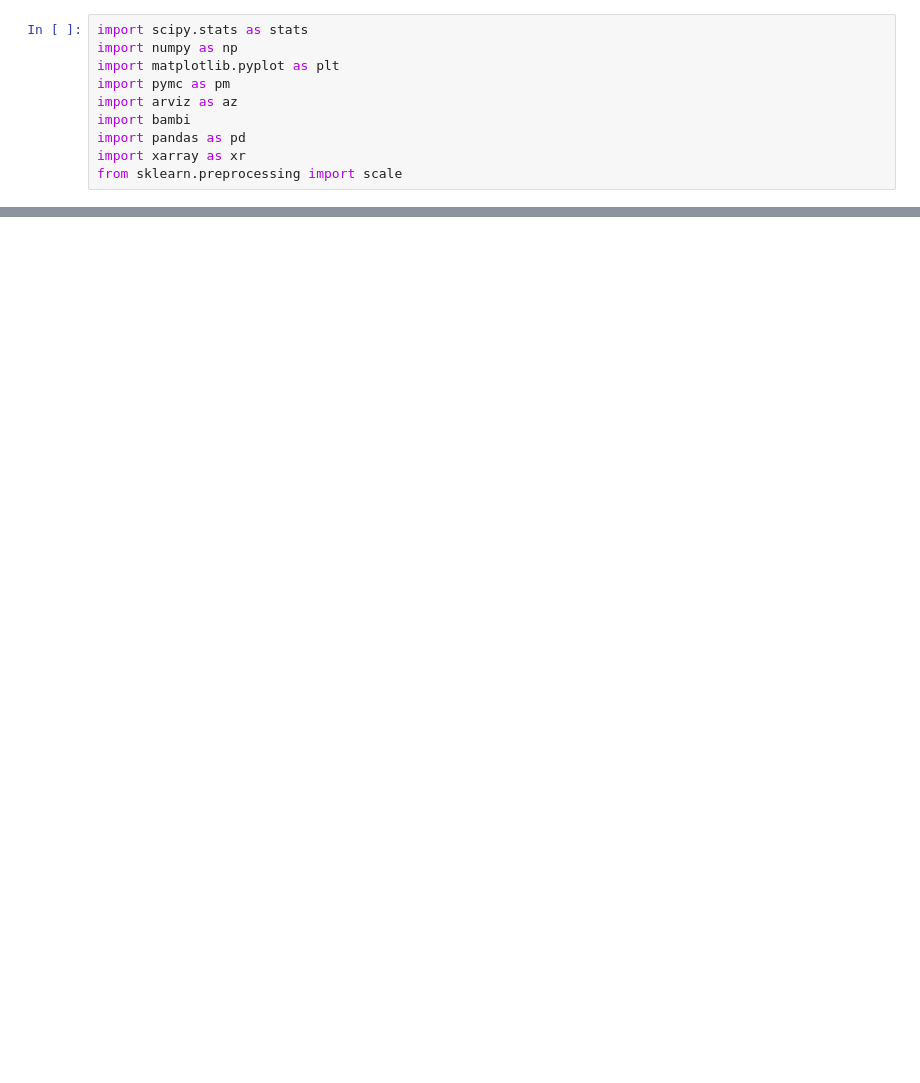
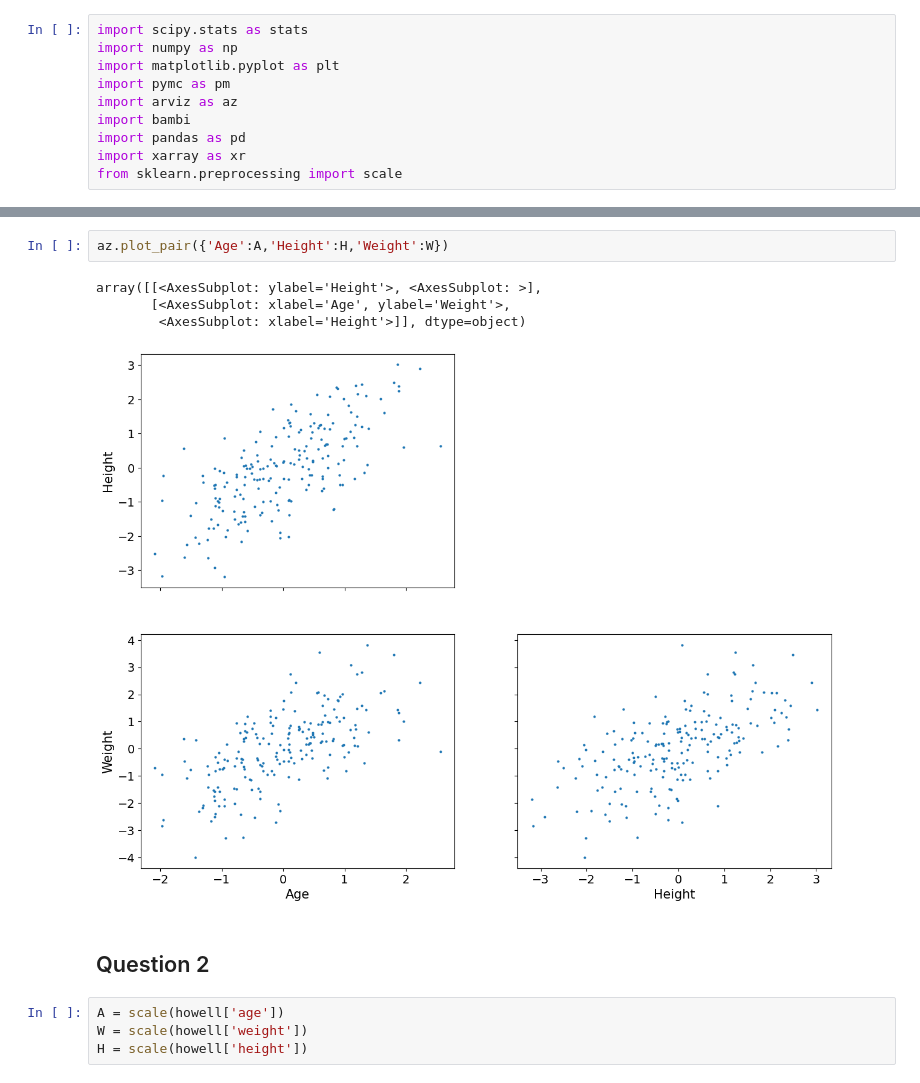
Before and after one commit to kpjmcg/Statistical-Rethinking-2023-Python-Notes, a Jupyter notebook: homework_week_2.ipynb, the cells around one changed output, grey strips where cells are left out. Saved outputs shown, nothing was run; the diff lists cells and outputs as text; blank space fills up the shorter version.

```diff
--- a/homework_week_2.ipynb
+++ b/homework_week_2.ipynb
@@ -50,0 +47,13 @@ Text(0.5, 1.0, 'Age vs height')
+# %%
+az.plot_pair({'Age':A,'Height':H,'Weight':W})
+# %% [output]
+array([[<AxesSubplot: ylabel='Height'>, <AxesSubplot: >],
+       [<AxesSubplot: xlabel='Age', ylabel='Weight'>,
+        <AxesSubplot: xlabel='Height'>]], dtype=object)
+[figure, added]
+# %% [markdown]
+## Question 2
+# %%
+A = scale(howell['age'])
+W = scale(howell['weight'])
+H = scale(howell['height'])
```
Also changed, not shown: parts of 15 cells of this notebook.
